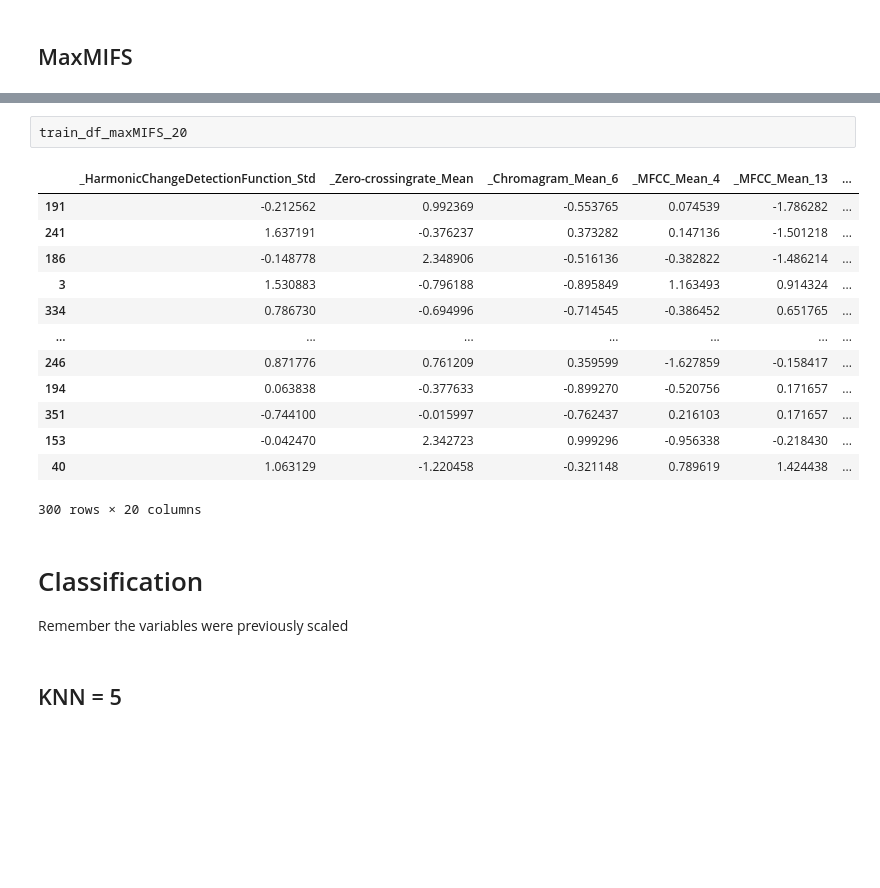
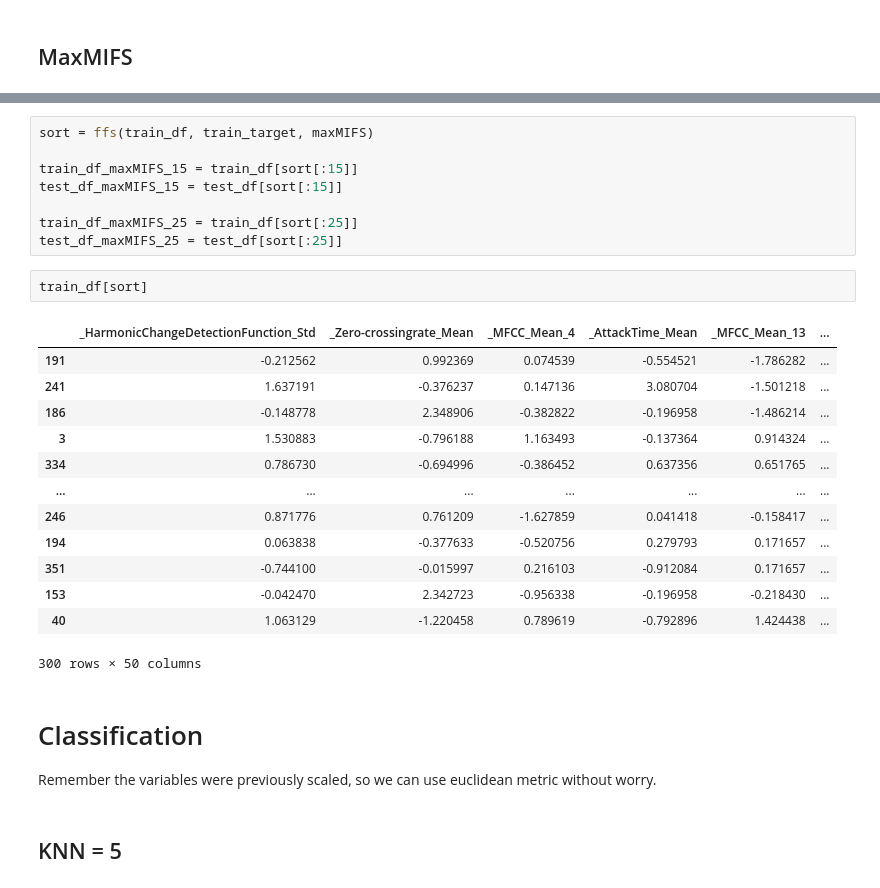
Before and after one commit to nunopcfmarques/M4ML-Proj2, a Jupyter notebook: project2.ipynb, the cells around one changed output, grey strips where cells are left out. Saved outputs shown, nothing was run; the diff lists cells and outputs as text; blank space fills up the shorter version.

```diff
--- a/project2.ipynb
+++ b/project2.ipynb
@@ -343,23 +274,31 @@ train_df_maxMIFS_15
-# %%
-train_df_maxMIFS_20
-# %% [output]
-|  | _HarmonicChangeDetectionFunction_Std | _Zero-crossingrate_Mean | _Chromagram_Mean_6 | _MFCC_Mean_4 | _MFCC_Mean_13 | ... |
-| 191 | -0.212562 | 0.992369 | -0.553765 | 0.074539 | -1.786282 | ... |
-| 241 | 1.637191 | -0.376237 | 0.373282 | 0.147136 | -1.501218 | ... |
-| 186 | -0.148778 | 2.348906 | -0.516136 | -0.382822 | -1.486214 | ... |
-| 3 | 1.530883 | -0.796188 | -0.895849 | 1.163493 | 0.914324 | ... |
-| 334 | 0.786730 | -0.694996 | -0.714545 | -0.386452 | 0.651765 | ... |
-| ... | ... | ... | ... | ... | ... | ... |
-| 246 | 0.871776 | 0.761209 | 0.359599 | -1.627859 | -0.158417 | ... |
-| 194 | 0.063838 | -0.377633 | -0.899270 | -0.520756 | 0.171657 | ... |
-| 351 | -0.744100 | -0.015997 | -0.762437 | 0.216103 | 0.171657 | ... |
-| 153 | -0.042470 | 2.342723 | 0.999296 | -0.956338 | -0.218430 | ... |
-| 40 | 1.063129 | -1.220458 | -0.321148 | 0.789619 | 1.424438 | ... |
-300 rows × 20 columns
+# %%
+sort = ffs(train_df, train_target, maxMIFS)
+
+train_df_maxMIFS_15 = train_df[sort[:15]]
+test_df_maxMIFS_15 = test_df[sort[:15]]
+
+train_df_maxMIFS_25 = train_df[sort[:25]]
+test_df_maxMIFS_25 = test_df[sort[:25]]
+# %%
+train_df[sort]
+# %% [output]
+|  | _HarmonicChangeDetectionFunction_Std | _Zero-crossingrate_Mean | _MFCC_Mean_4 | _AttackTime_Mean | _MFCC_Mean_13 | ... |
+| 191 | -0.212562 | 0.992369 | 0.074539 | -0.554521 | -1.786282 | ... |
+| 241 | 1.637191 | -0.376237 | 0.147136 | 3.080704 | -1.501218 | ... |
+| 186 | -0.148778 | 2.348906 | -0.382822 | -0.196958 | -1.486214 | ... |
+| 3 | 1.530883 | -0.796188 | 1.163493 | -0.137364 | 0.914324 | ... |
+| 334 | 0.786730 | -0.694996 | -0.386452 | 0.637356 | 0.651765 | ... |
+| ... | ... | ... | ... | ... | ... | ... |
+| 246 | 0.871776 | 0.761209 | -1.627859 | 0.041418 | -0.158417 | ... |
+| 194 | 0.063838 | -0.377633 | -0.520756 | 0.279793 | 0.171657 | ... |
+| 351 | -0.744100 | -0.015997 | 0.216103 | -0.912084 | 0.171657 | ... |
+| 153 | -0.042470 | 2.342723 | -0.956338 | -0.196958 | -0.218430 | ... |
+| 40 | 1.063129 | -1.220458 | 0.789619 | -0.792896 | 1.424438 | ... |
+300 rows × 50 columns
 # %% [markdown]
 # Classification
 
-Remember the variables were previously scaled
+Remember the variables were previously scaled, so we can use euclidean metric without worry.
 # %% [markdown]
 ## KNN = 5
 # %%
```
Also changed, not shown: parts of 32 cells of this notebook, 1 other file.
